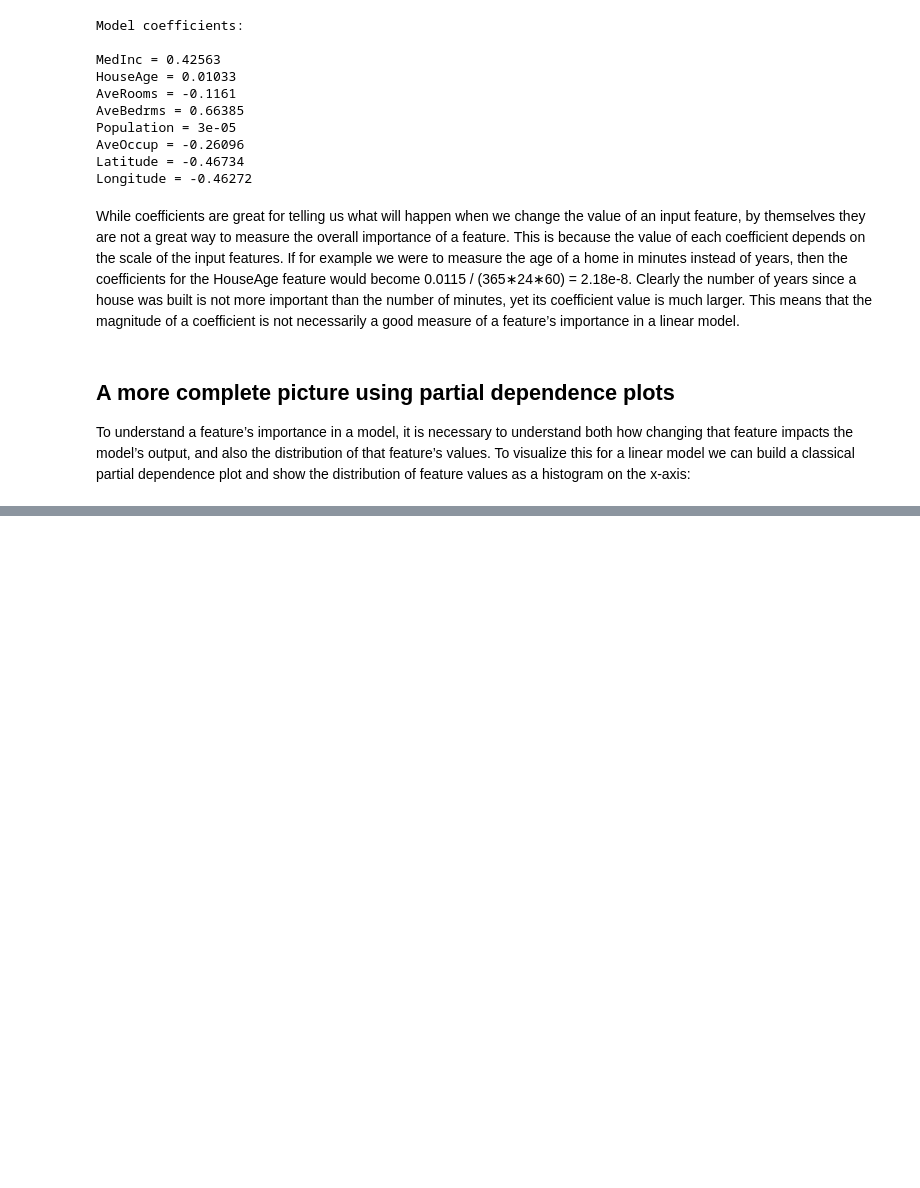
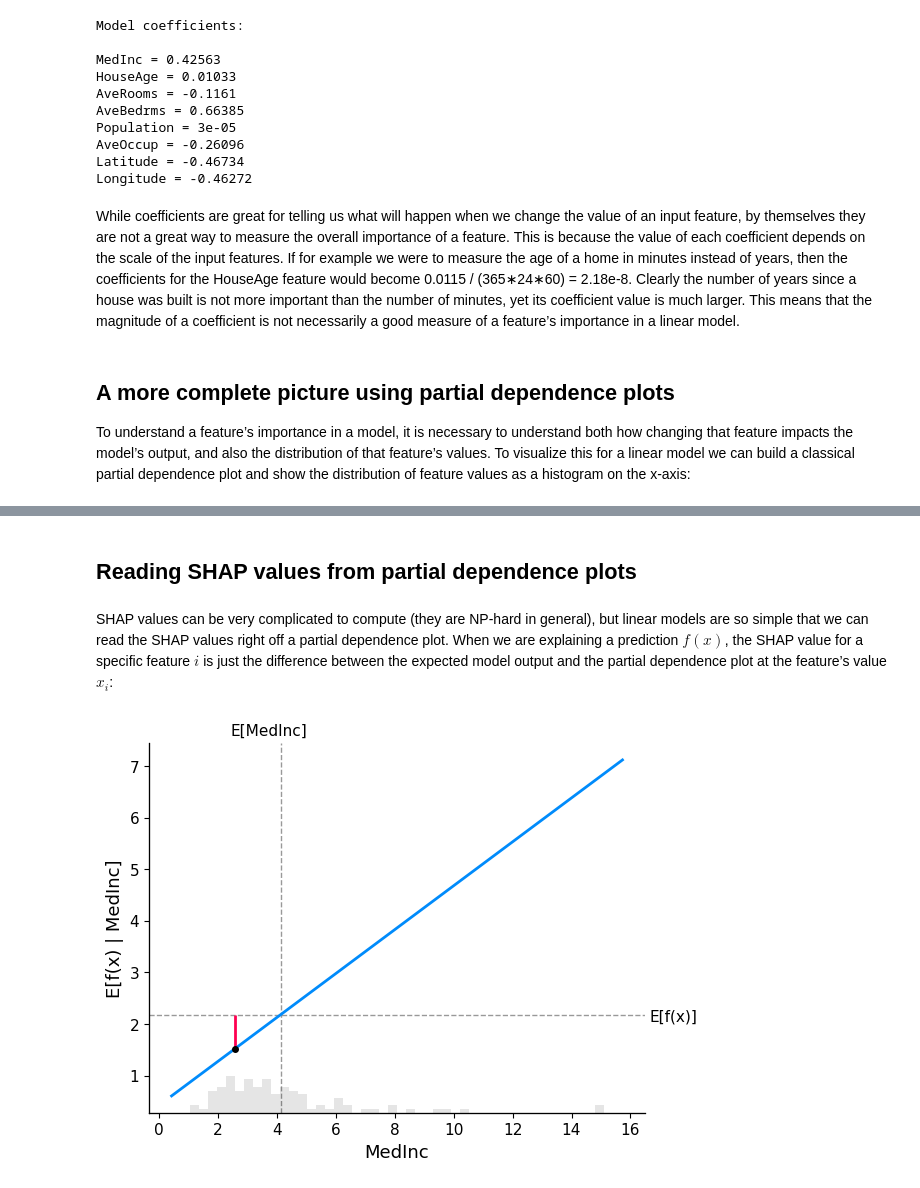
Before and after one commit to feust/python_examples, a Jupyter notebook: notebooks/shap.ipynb, the cells around one changed output, grey strips where cells are left out. Drawn from its saved outputs; the diff is of its cells as text; code cells hidden in the pictures; blank space fills up the shorter version.

Commit message:
continue SHAP experiments

```diff
--- a/notebooks/shap.ipynb
+++ b/notebooks/shap.ipynb
@@ -80,0 +86,22 @@ mean model prediction for 'MedInc' (setting all other features to their mean val
+# %% [markdown]
+## Reading SHAP values from partial dependence plots
+# %% [markdown]
+SHAP values can be very complicated to compute (they are NP-hard in general), but linear models are so simple that we can read the SHAP values right off a partial dependence plot. When we are explaining a prediction $f(x)$, the SHAP value for a specific feature $i$ is just the difference between the expected model output and the partial dependence plot at the feature’s value $x_i$:
+# %%
+# compute the SHAP values for the linear model
+explainer = shap.Explainer(model.predict, X100)
+shap_values = explainer(X)
+
+# make a standard partial dependence plot
+sample_ind = 20
+shap.partial_dependence_plot(
+    "MedInc",
+    model.predict,
+    X100,
+    model_expected_value=True,
+    feature_expected_value=True,
+    ice=False,
+    shap_values=shap_values[sample_ind : sample_ind + 1, :],
+)
+# %% [output]
+[figure, added]
```
Also changed, not shown: parts of 51 cells of this notebook, 1 other file.
